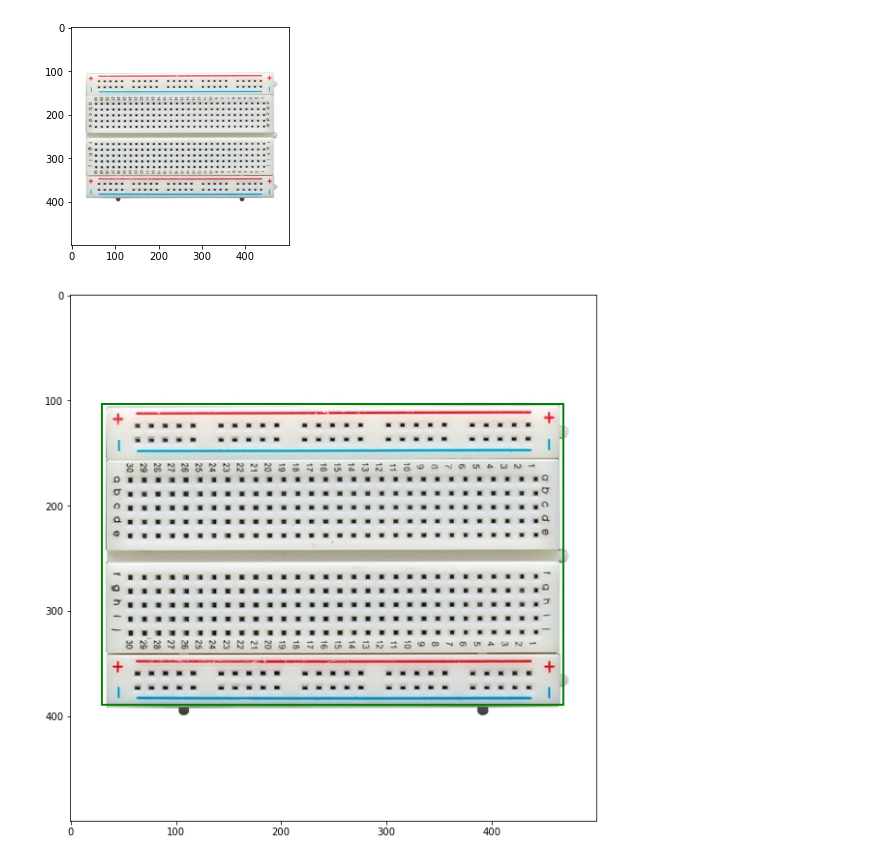
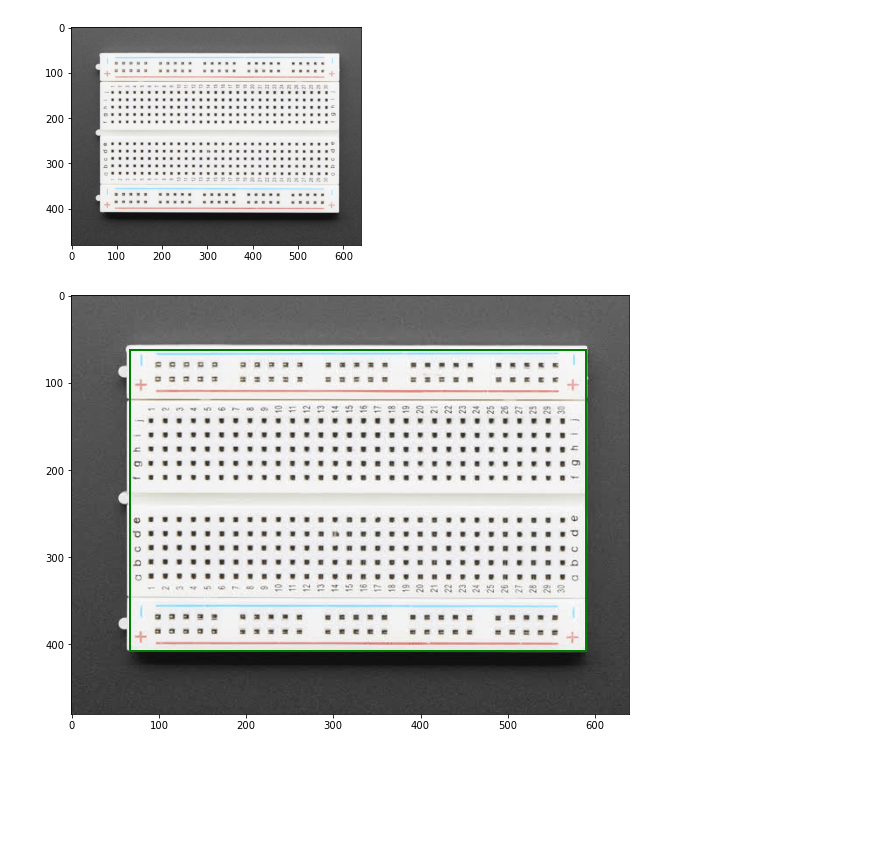
Before and after one commit to ingazhur/hardware-internal-tools, a Jupyter notebook: preprocessing_sandbox.ipynb, the cells around one changed output. Cells and saved outputs as stored; diff of their text form; code cells hidden in the pictures; blank space fills up the shorter version.

```diff
--- a/preprocessing_sandbox.ipynb
+++ b/preprocessing_sandbox.ipynb
@@ -5,23 +6,23 @@ import matplotlib.pyplot as plt
 from util import *
 %matplotlib inline
 # %%
-#img = cv2.imread('images/breadboard_plain.jpeg')
+img = cv2.imread('images/breadboard_plain.jpeg')
 #img = cv2.imread('images/simple.jpg')
-img = cv2.imread('images/bb1.jpg')
+#img = cv2.imread('images/bb1.jpg')
 img = cv2.cvtColor(img, cv2.COLOR_BGR2RGB)
 
 # display img
 plt.imshow(img)
 plt.show()
 # %% [output]
-[figure, old version]
+[figure, new version]
 # %%
-#input_boxes = [[67, 62, 590, 407]]
+input_boxes = [[67, 62, 590, 407]]
 #input_boxes = [[129, 115, 1717, 1108]]
-input_boxes = [[30, 103, 468, 389]]
+#input_boxes = [[30, 103, 468, 389]]
 show_boxes_on_image(img, input_boxes)
 # %% [output]
-[figure, old version]
+[figure, new version]
 # %%
 class Breadboard:
     # i might need to initialize the grid w.r.t with the breadboard coordinates, not image coordinates
```
Also changed, not shown: parts of 12 cells of this notebook, 1 other file.
